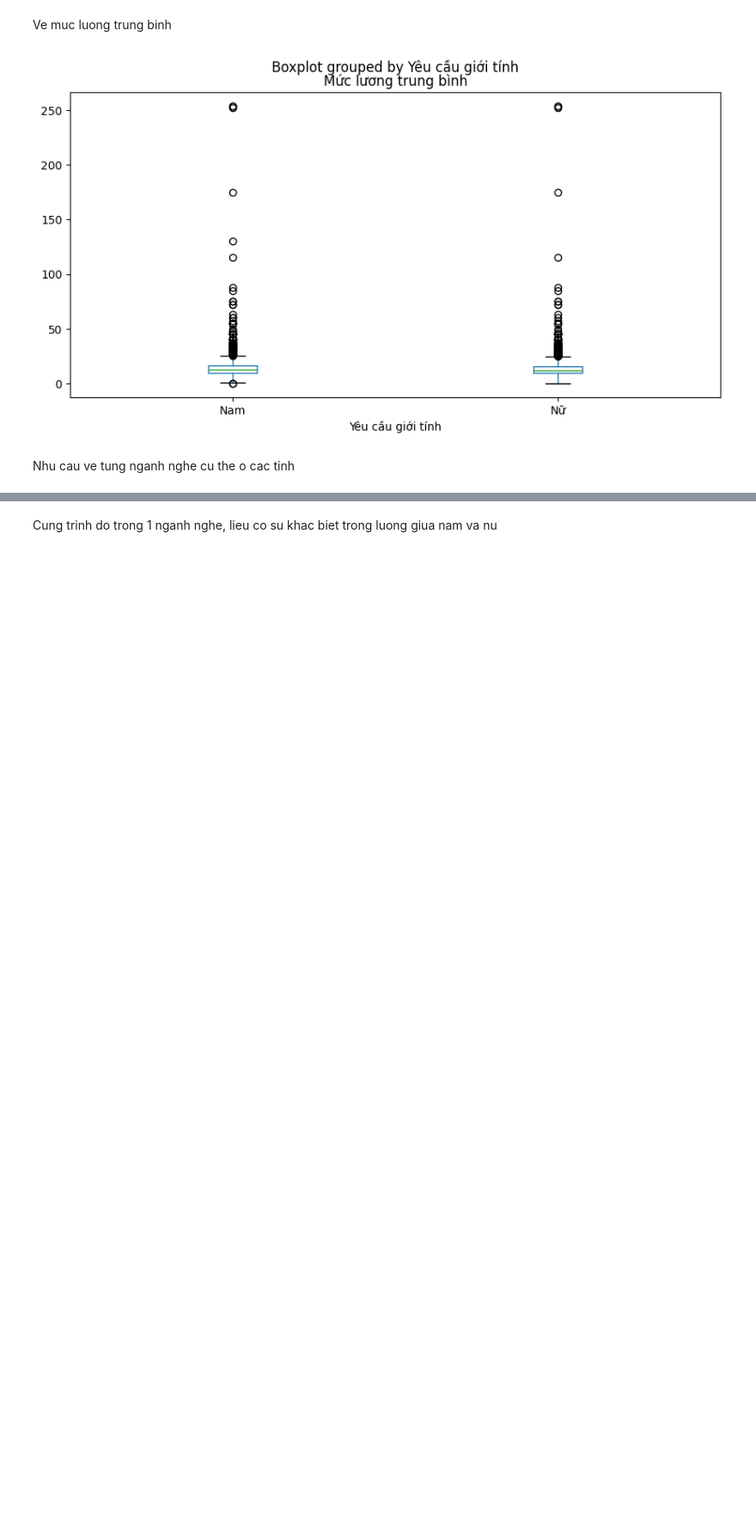
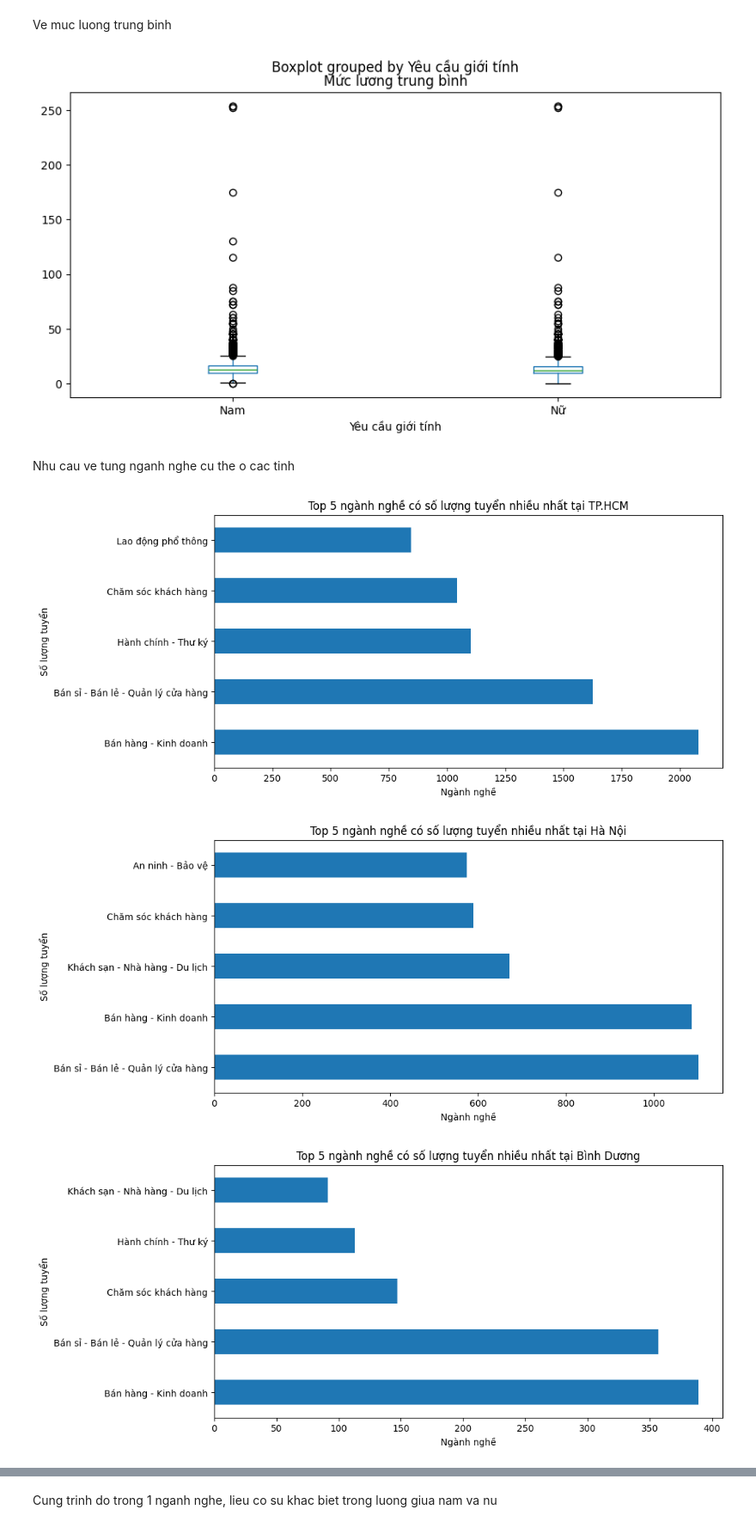
Before and after one commit to HungLVT/NMKHDL, a Jupyter notebook: FinalProject/notebooks/3.0-question-and-answer.ipynb, the cells around one changed output, grey strips where cells are left out. Shown at 86% size. Cells and saved outputs as stored; diff of their text form; code cells hidden in the pictures; blank space fills up the shorter version.

```diff
--- a/FinalProject/notebooks/3.0-question-and-answer.ipynb
+++ b/FinalProject/notebooks/3.0-question-and-answer.ipynb
@@ -253,3 +253,34 @@ plt.show()
 [figure]
 # %% [markdown]
 Nhu cau ve tung nganh nghe cu the o cac tinh
+# %%
+df_carreer=df.copy()
+df_carreer['Ngành nghề'] = df['Ngành nghề'].str.split('/')
+df_carreer = df_carreer.explode('Ngành nghề').reset_index(drop=True)
+df_carreer['Khu vực tuyển'] = df['Khu vực tuyển'].str.split(', ')
+df_carreer = df_carreer.explode('Khu vực tuyển').reset_index(drop=True)
+df_carreer=df_carreer.groupby(['Khu vực tuyển','Ngành nghề'])['Số lượng tuyển'].sum()
+df_carreer
+top5area=area_df['Khu vực'].head(5)
+top5area
+
+for area in top5area:
+    # Lọc df_carreer cho mỗi khu vực
+    df_carreer_filtered = df_carreer[df_carreer.index.get_level_values('Khu vực tuyển') == area]
+
+    # Nhóm dữ liệu và tính tổng
+    df_carreer_grouped = df_carreer_filtered.groupby('Ngành nghề').sum()
+
+    # Sắp xếp dữ liệu và lấy 5 ngành nghề đầu tiên
+    top5_careers = df_carreer_grouped.sort_values(ascending=False).head(5)
+
+    # Vẽ biểu đồ cột
+    top5_careers.plot(kind='barh', figsize=(10, 5))
+    plt.title(f'Top 5 ngành nghề có số lượng tuyển nhiều nhất tại {area}')
+    plt.xlabel('Ngành nghề')
+    plt.ylabel('Số lượng tuyển')
+    plt.show()
+# %% [output]
+[figure, added]
+[figure, added]
+[figure, added]
```
Also changed, not shown: parts of 3 cells of this notebook, 1 other file.
